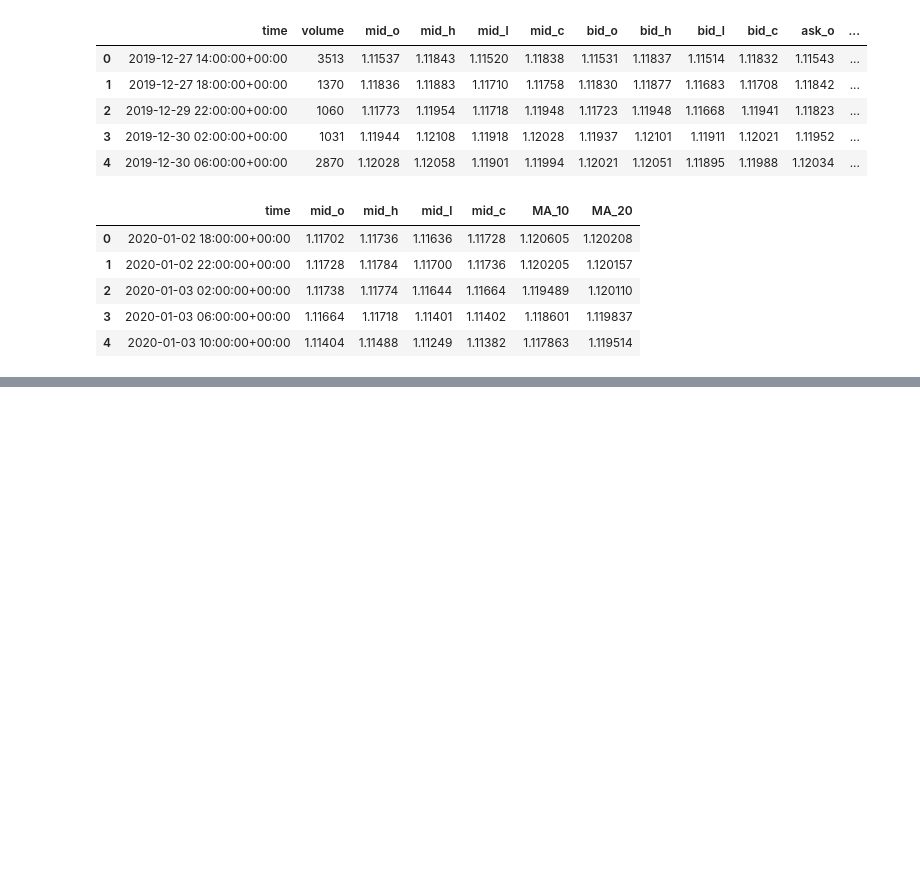
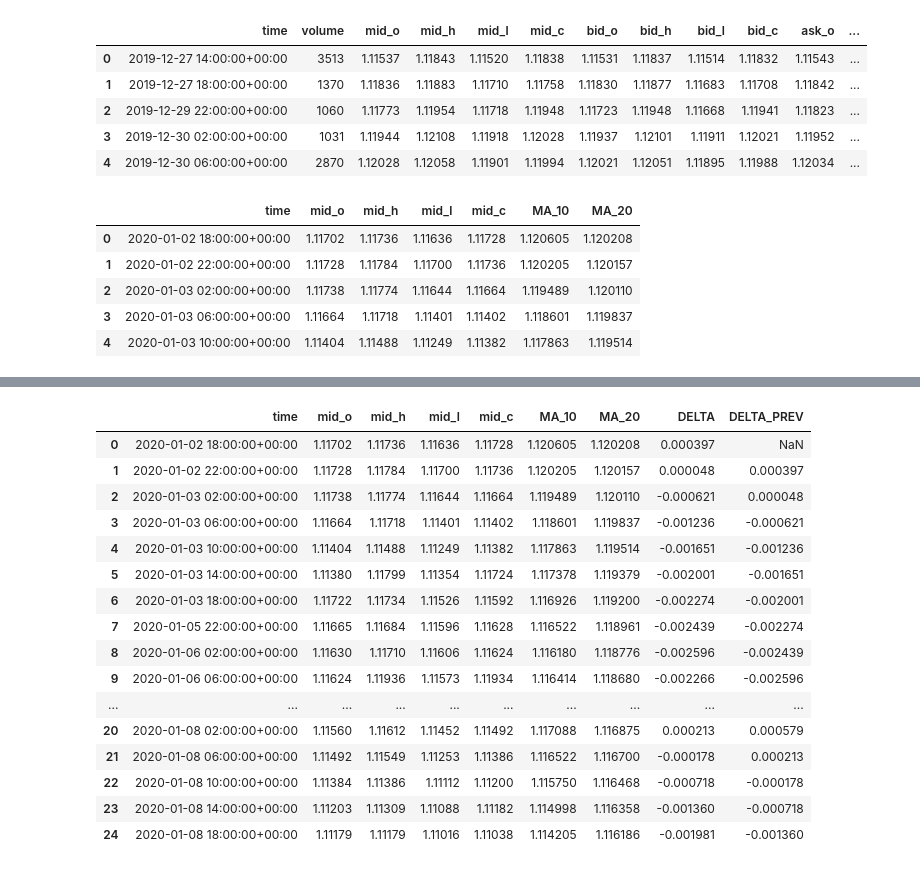
Before and after one commit to mindeleven/introduction-to-python, a Jupyter notebook: Algorythimc-Forex-Trading/code/exploration/04_Analysing-Moving-Average-Crossings.ipynb, the cells around one changed output, grey strips where cells are left out. Drawn from its saved outputs; the diff is of its cells as text; code cells hidden in the pictures; blank space fills up the shorter version.

Commit message:
Calculating differences (deltas) between different moving average lines

```diff
--- a/Algorythimc-Forex-Trading/code/exploration/04_Analysing-Moving-Average-Crossings.ipynb
+++ b/Algorythimc-Forex-Trading/code/exploration/04_Analysing-Moving-Average-Crossings.ipynb
@@ -67,0 +109,9 @@ df_ma.head()
+# %%
+MA_S = "MA_10"
+MA_L = "MA_20"
+BUY = 1
+SELL = -1
+NONE = 0
+# %%
+# get data frame with copy of relevant data
+df_an = df_ma[['time', 'mid_o', 'mid_h', 'mid_l', 'mid_c', MA_S, MA_L]].copy()
@@ -67,0 +127,3 @@ df_ma.head()
+# %%
+# calculate delta between short and long line
+df_an['DELTA'] = df_an.MA_10 - df_an.MA_20
@@ -67,0 +150,24 @@ df_ma.head()
+# %%
+# to make a prediction when to buy we need to compare the delta with the DELTA of the day before
+# therefore we add a new line where we shift the DELTA value by one day
+df_an['DELTA_PREV'] = df_an.DELTA.shift(1)
+# %%
+df_an.head(25) # going from below to above the line at about row 14 -> this is a buy signal
+# %% [output]
+|  | time | mid_o | mid_h | mid_l | mid_c | MA_10 | MA_20 | DELTA | DELTA_PREV |
+| 0 | 2020-01-02 18:00:00+00:00 | 1.11702 | 1.11736 | 1.11636 | 1.11728 | 1.120605 | 1.120208 | 0.000397 | NaN |
+| 1 | 2020-01-02 22:00:00+00:00 | 1.11728 | 1.11784 | 1.11700 | 1.11736 | 1.120205 | 1.120157 | 0.000048 | 0.000397 |
+| 2 | 2020-01-03 02:00:00+00:00 | 1.11738 | 1.11774 | 1.11644 | 1.11664 | 1.119489 | 1.120110 | -0.000621 | 0.000048 |
+| 3 | 2020-01-03 06:00:00+00:00 | 1.11664 | 1.11718 | 1.11401 | 1.11402 | 1.118601 | 1.119837 | -0.001236 | -0.000621 |
+| 4 | 2020-01-03 10:00:00+00:00 | 1.11404 | 1.11488 | 1.11249 | 1.11382 | 1.117863 | 1.119514 | -0.001651 | -0.001236 |
+| 5 | 2020-01-03 14:00:00+00:00 | 1.11380 | 1.11799 | 1.11354 | 1.11724 | 1.117378 | 1.119379 | -0.002001 | -0.001651 |
+| 6 | 2020-01-03 18:00:00+00:00 | 1.11722 | 1.11734 | 1.11526 | 1.11592 | 1.116926 | 1.119200 | -0.002274 | -0.002001 |
+| 7 | 2020-01-05 22:00:00+00:00 | 1.11665 | 1.11684 | 1.11596 | 1.11628 | 1.116522 | 1.118961 | -0.002439 | -0.002274 |
+| 8 | 2020-01-06 02:00:00+00:00 | 1.11630 | 1.11710 | 1.11606 | 1.11624 | 1.116180 | 1.118776 | -0.002596 | -0.002439 |
+| 9 | 2020-01-06 06:00:00+00:00 | 1.11624 | 1.11936 | 1.11573 | 1.11934 | 1.116414 | 1.118680 | -0.002266 | -0.002596 |
+| ... | ... | ... | ... | ... | ... | ... | ... | ... | ... |
+| 20 | 2020-01-08 02:00:00+00:00 | 1.11560 | 1.11612 | 1.11452 | 1.11492 | 1.117088 | 1.116875 | 0.000213 | 0.000579 |
+| 21 | 2020-01-08 06:00:00+00:00 | 1.11492 | 1.11549 | 1.11253 | 1.11386 | 1.116522 | 1.116700 | -0.000178 | 0.000213 |
+| 22 | 2020-01-08 10:00:00+00:00 | 1.11384 | 1.11386 | 1.11112 | 1.11200 | 1.115750 | 1.116468 | -0.000718 | -0.000178 |
+| 23 | 2020-01-08 14:00:00+00:00 | 1.11203 | 1.11309 | 1.11088 | 1.11182 | 1.114998 | 1.116358 | -0.001360 | -0.000718 |
+| 24 | 2020-01-08 18:00:00+00:00 | 1.11179 | 1.11179 | 1.11016 | 1.11038 | 1.114205 | 1.116186 | -0.001981 | -0.001360 |
```
Also changed, not shown: parts of 10 cells of this notebook.
